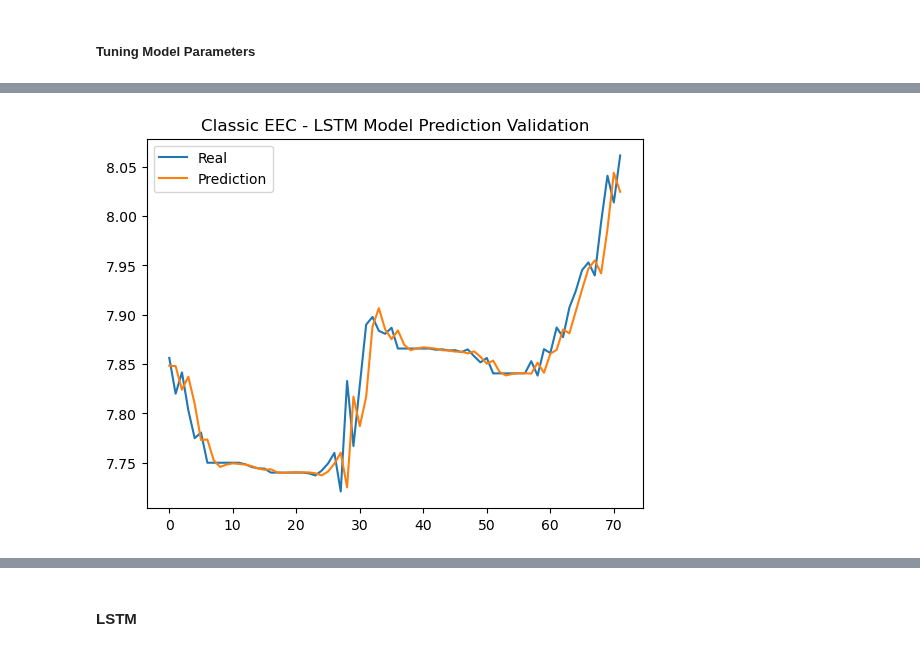
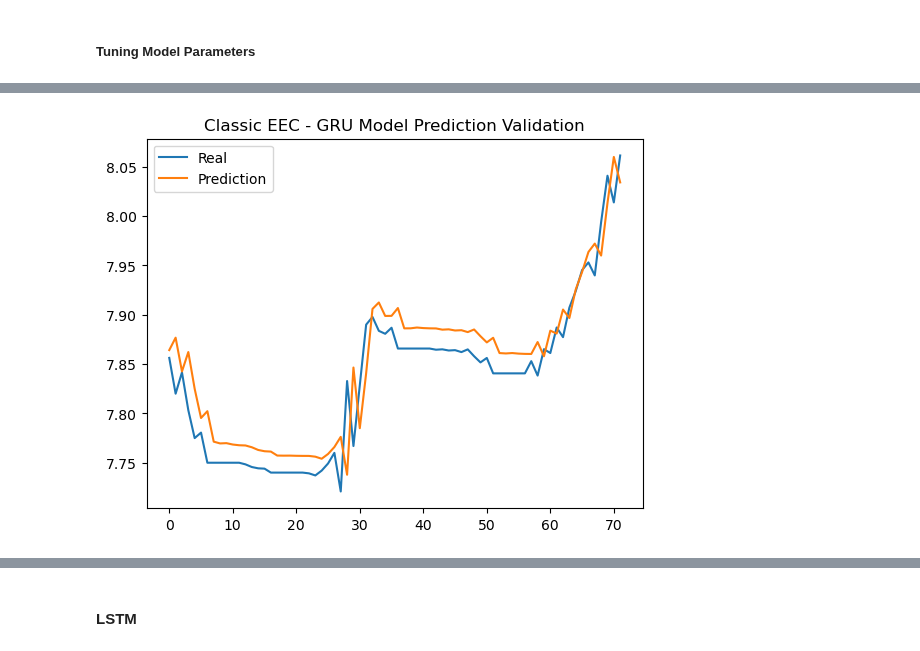
Before and after one commit to R4nd0mnam3/Time_series_Prediction, a Jupyter notebook: main.ipynb, the cells around one changed output, grey strips where cells are left out. Saved outputs shown, nothing was run; the diff lists cells and outputs as text; code cells hidden in the pictures.

```diff
--- a/main.ipynb
+++ b/main.ipynb
@@ -365,16 +385,16 @@ Best MSE: 0.000153
 # %%
 data_type = "validation"
 y_pre_validation, y = GRU.predict(data=data_type)
 y_pre_validation, y = minmax_scaler.inverse_transform(y_pre_validation.reshape(-1,1)), minmax_scaler.inverse_transform(y.reshape(-1,1))
 
 plt.figure()
-plt.title("Classic EEC - LSTM Model Prediction Validation")
+plt.title("Classic EEC - GRU Model Prediction Validation")
 plt.plot(y, label="Real")
 plt.plot(y_pre_validation, label="Prediction")
 plt.legend()
 plt.show()
 # %% [output]
-[figure, old version]
+[figure, new version]
 # %%
 data_type = "train"
 y_pred_train, y = GRU.predict(data=data_type)
```
Also changed, not shown: parts of 15 cells of this notebook, 4 other files.
